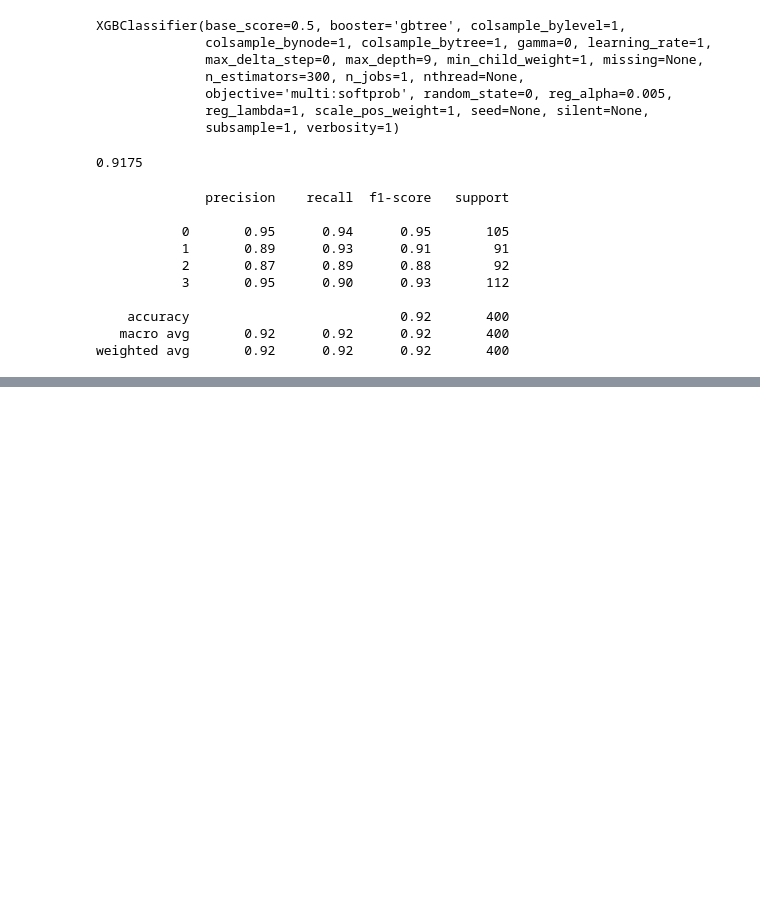
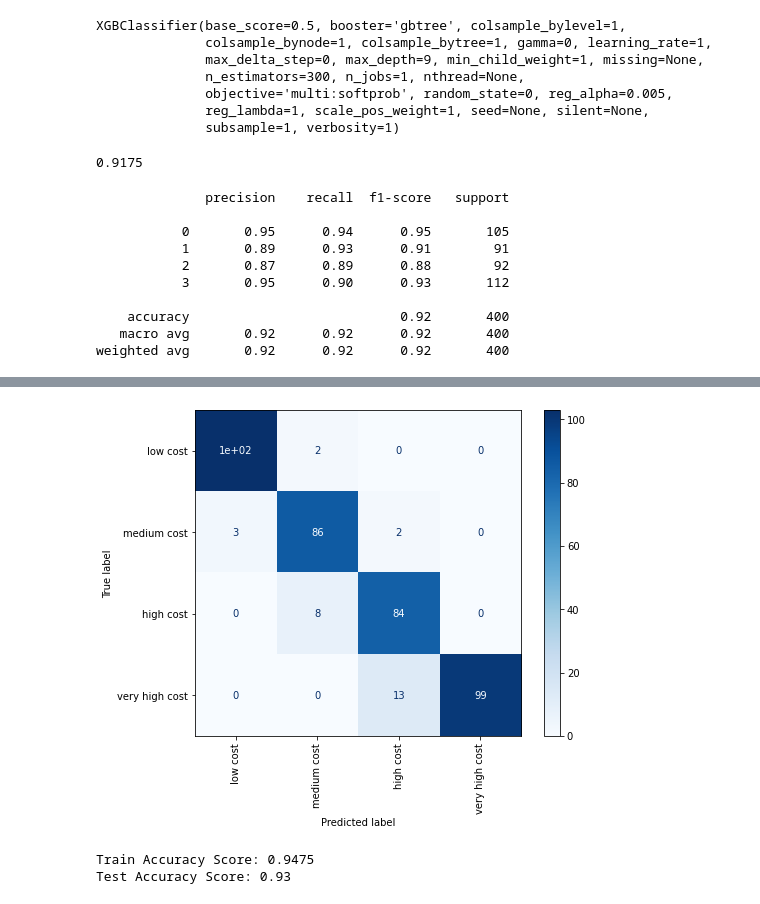
Before and after one commit to spandit98/Mobile-Price-Range-Prediction, a Jupyter notebook: Mobile_Price_Range_Prediction_Soumyadeep.ipynb, the cells around one changed output, grey strips where cells are left out. Drawn from its saved outputs; the diff is of its cells as text; code cells hidden in the pictures; blank space fills up the shorter version.

```diff
--- a/Mobile_Price_Range_Prediction_Soumyadeep.ipynb
+++ b/Mobile_Price_Range_Prediction_Soumyadeep.ipynb
@@ -987,3 +987,9 @@ print(classification_report(y_test, y_pred))
     accuracy                           0.92       400
    macro avg       0.92      0.92      0.92       400
 weighted avg       0.92      0.92      0.92       400
+# %%
+
+# Applying the KNeighborsClassifier
+from sklearn.neighbors import KNeighborsClassifier
+knn = KNeighborsClassifier(n_neighbors=4)
+knn.fit(X_train,y_train)
@@ -989,0 +1026,16 @@ weighted avg       0.92      0.92      0.92       400
+# %%
+
+plot_confusion_matrix(knn, X_test, y_test, cmap=plt1.cm.Blues, display_labels=class_names, xticks_rotation='vertical')
+plt1.show()
+# %% [output]
+[figure, added]
+# %%
+test_accu1=accuracy_score(y_test,y_test_knn)
+train_accu1=accuracy_score(y_train,y_train_knn)
+
+
+print('Train Accuracy Score:',train_accu1)
+print('Test Accuracy Score:',test_accu1)
+# %% [output]
+Train Accuracy Score: 0.9475
+Test Accuracy Score: 0.93
```
Also changed, not shown: parts of 5 cells of this notebook.
